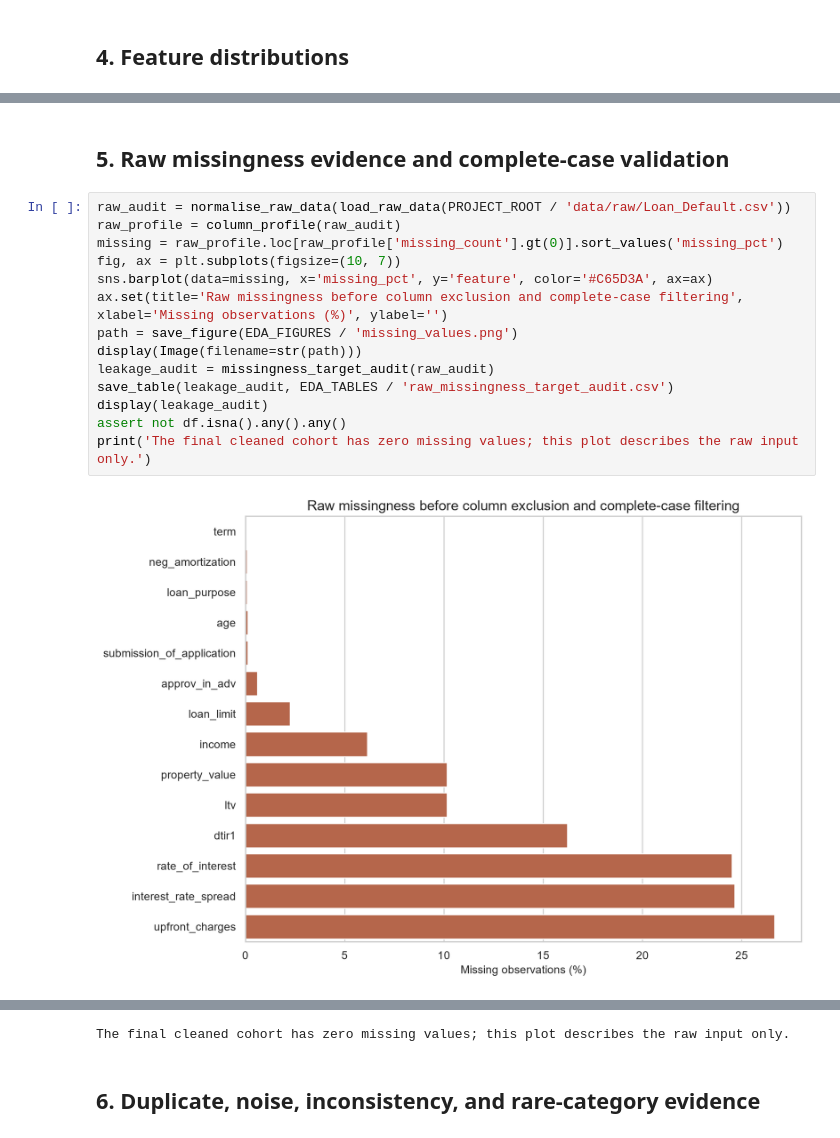
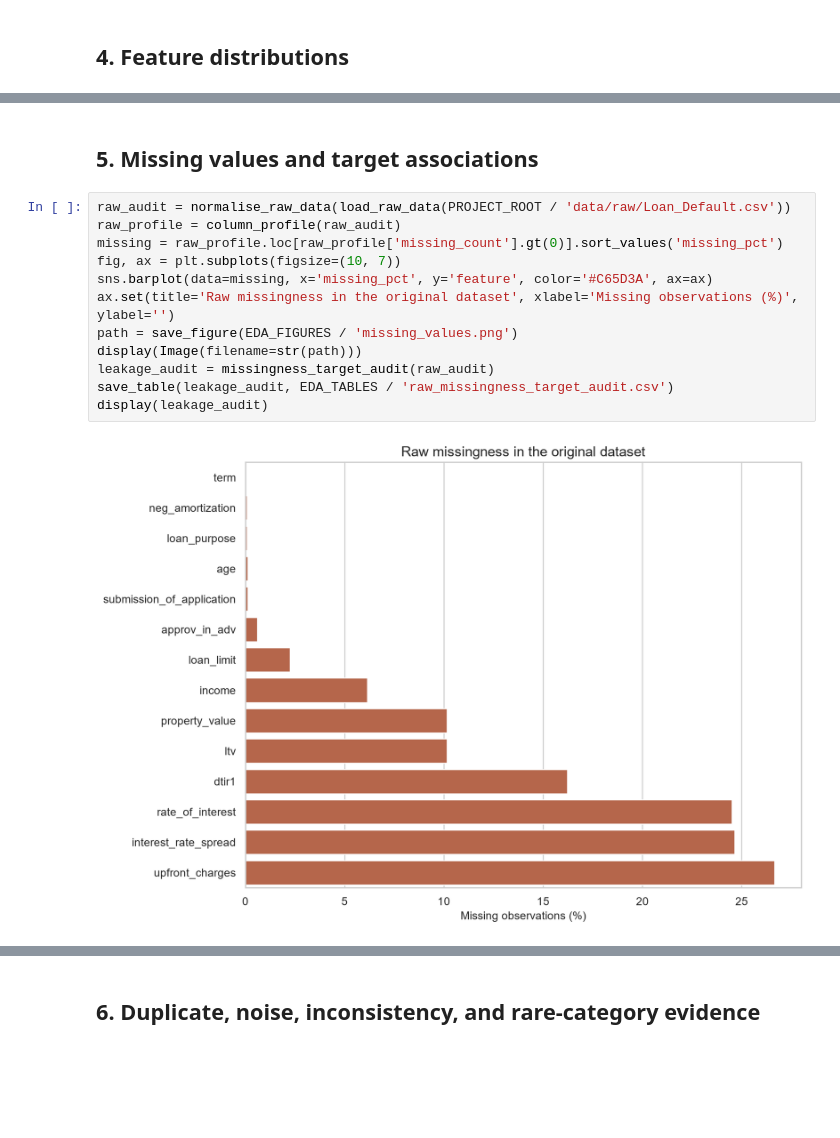
Before and after one commit to chen123893/Machine_Learning, a Jupyter notebook: notebooks/02_exploratory_data_analysis.ipynb, the cells around one changed output, grey strips where cells are left out. Cells and saved outputs as stored; diff of their text form; blank space fills up the shorter version.

```diff
--- a/notebooks/02_exploratory_data_analysis.ipynb
+++ b/notebooks/02_exploratory_data_analysis.ipynb
@@ -151,21 +157,19 @@ display(Image(filename=str(path)))
 # %% [markdown]
-## 5. Raw missingness evidence and complete-case validation
+## 5. Missing values and target associations
 # %%
 raw_audit = normalise_raw_data(load_raw_data(PROJECT_ROOT / 'data/raw/Loan_Default.csv'))
 raw_profile = column_profile(raw_audit)
 missing = raw_profile.loc[raw_profile['missing_count'].gt(0)].sort_values('missing_pct')
 fig, ax = plt.subplots(figsize=(10, 7))
 sns.barplot(data=missing, x='missing_pct', y='feature', color='#C65D3A', ax=ax)
-ax.set(title='Raw missingness before column exclusion and complete-case filtering', xlabel='Missing observations (%)', ylabel='')
+ax.set(title='Raw missingness in the original dataset', xlabel='Missing observations (%)', ylabel='')
 path = save_figure(EDA_FIGURES / 'missing_values.png')
 display(Image(filename=str(path)))
 leakage_audit = missingness_target_audit(raw_audit)
 save_table(leakage_audit, EDA_TABLES / 'raw_missingness_target_audit.csv')
 display(leakage_audit)
-assert not df.isna().any().any()
-print('The final cleaned cohort has zero missing values; this plot describes the raw input only.')
 # %% [output]
-[figure, old version]
+[figure, new version]
 |  | feature | missing_count | missing_pct | default_rate_when_present_pct | default_rate_when_missing_pct | absolute_rate_gap_pp | ... |
 | 4 | interest_rate_spread | 36639 | 24.645 | 0.000 | 100.000 | 100.000 | ... |
 | 3 | rate_of_interest | 36439 | 24.510 | 0.178 | 100.000 | 99.822 | ... |
@@ -181,7 +185,6 @@ print('The final cleaned cohort has zero missing values; this plot describes the
 | 7 | neg_amortization | 121 | 0.081 | 24.643 | 26.446 | 1.803 | ... |
 | 0 | loan_limit | 3344 | 2.249 | 24.605 | 26.346 | 1.740 | ... |
 | 2 | loan_purpose | 134 | 0.090 | 24.643 | 26.119 | 1.476 | ... |
-The final cleaned cohort has zero missing values; this plot describes the raw input only.
 # %% [markdown]
 ## 6. Duplicate, noise, inconsistency, and rare-category evidence
 # %%
```
Also changed, not shown: parts of 15 cells of this notebook, 14 other files.
